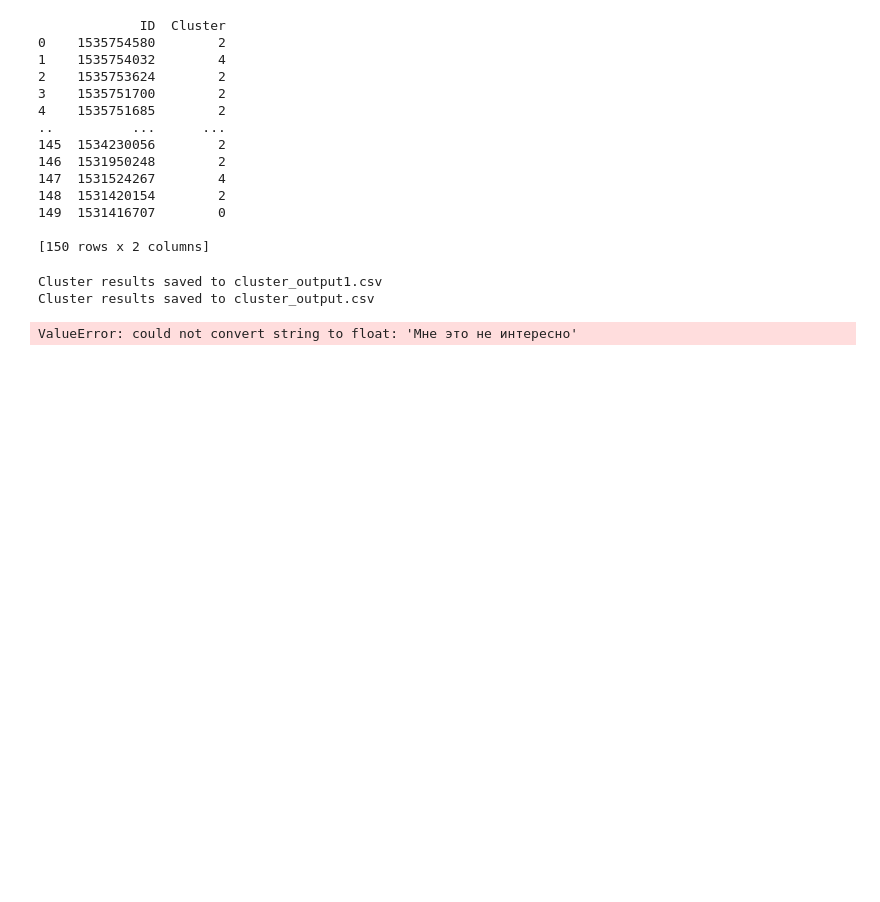
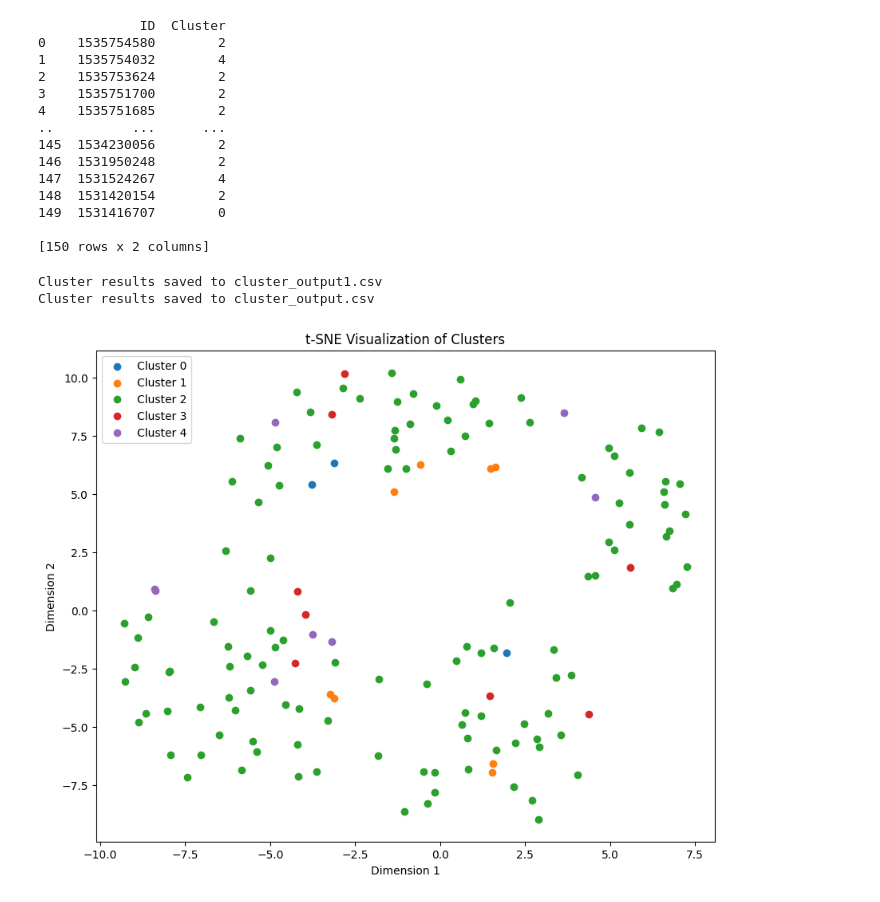
Before and after one commit to Ghostikxd/python-nauchpok, a Jupyter notebook: index.ipynb, the cells around one changed output. Saved outputs shown, nothing was run; the diff lists cells and outputs as text; code cells hidden in the pictures; blank space fills up the shorter version.

```diff
--- a/index.ipynb
+++ b/index.ipynb
@@ -129,35 +129,37 @@ Cluster results saved to cluster_output.csv
 # %%
 import pandas as pd
 import matplotlib.pyplot as plt
 from sklearn.manifold import TSNE
 from sklearn.preprocessing import LabelEncoder
 
-# Создаем копию DataFrame, чтобы избежать изменения исходных данных
+
+features = df.columns[3:]
+
 df_encoded = df.copy()
 
-# Используем LabelEncoder для кодирования текстовых значений в числа
+
 label_encoder = LabelEncoder()
 for col in features:
     df_encoded[col] = label_encoder.fit_transform(df[col])
 
-# Теперь df_encoded содержит числовые значения
-# Применяем t-SNE к новому DataFrame
+# # Экспериментируйте с параметрами t-SNE
+# tsne = TSNE(n_components=2, random_state=42, perplexity=30, learning_rate=200)
 tsne_representation = tsne.fit_transform(df_encoded[features])
 
-# Остальной код остается неизменным
+
 df_tsne = pd.DataFrame(tsne_representation, columns=['Dimension 1', 'Dimension 2'])
 df_tsne['Cluster'] = df['Cluster']
 
-# Визуализация кластеров
+
 plt.figure(figsize=(10, 8))
 for cluster_id in range(n_clusters):
     cluster_data = df_tsne[df_tsne['Cluster'] == cluster_id]
     plt.scatter(cluster_data['Dimension 1'], cluster_data['Dimension 2'], label=f'Cluster {cluster_id}')
 
 plt.title('t-SNE Visualization of Clusters')
 plt.xlabel('Dimension 1')
 plt.ylabel('Dimension 2')
 plt.legend()
 plt.show()
 # %% [output]
-ValueError: could not convert string to float: 'Мне это не интересно'
+[figure, added]
```
Also changed, not shown: parts of 3 cells of this notebook, 4 other files.
